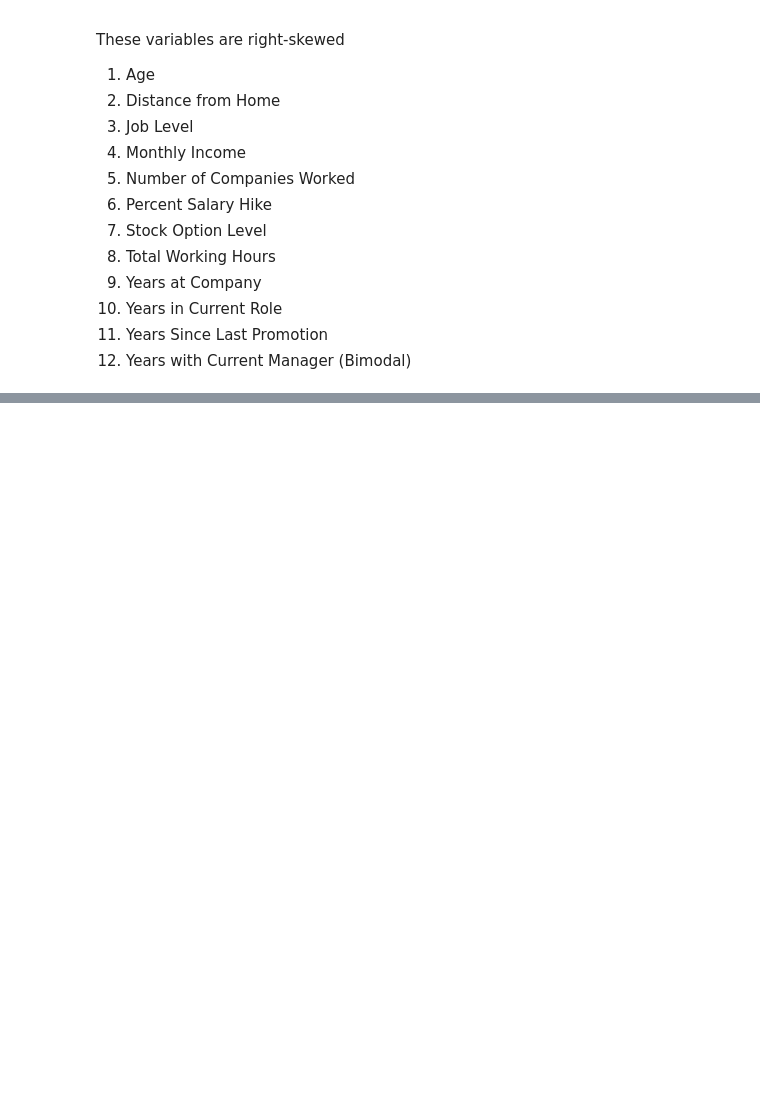
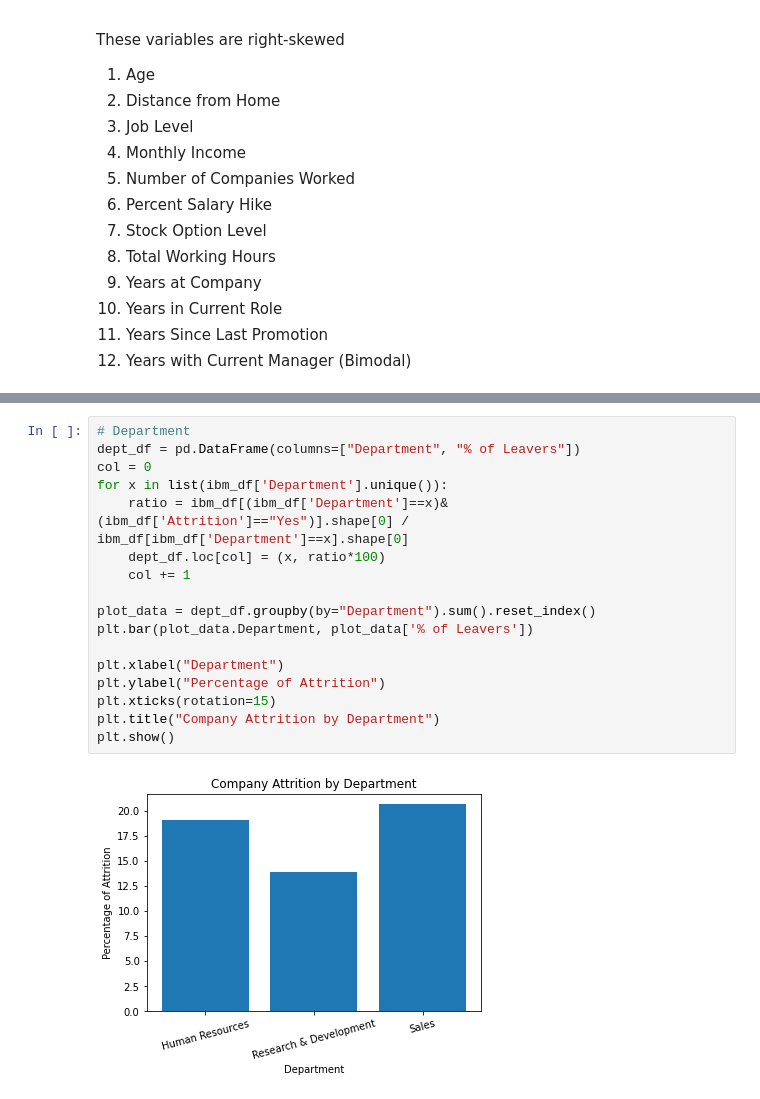
Before and after one commit to dustintdn/employee-turnover, a Jupyter notebook: src/EDA.ipynb, the cells around one changed output, grey strips where cells are left out. Saved outputs shown, nothing was run; the diff lists cells and outputs as text; blank space fills up the shorter version.

```diff
--- a/src/EDA.ipynb
+++ b/src/EDA.ipynb
@@ -110,0 +184,19 @@ These variables are right-skewed
+# %%
+# Department
+dept_df = pd.DataFrame(columns=["Department", "% of Leavers"])
+col = 0
+for x in list(ibm_df['Department'].unique()):
+    ratio = ibm_df[(ibm_df['Department']==x)&(ibm_df['Attrition']=="Yes")].shape[0] / ibm_df[ibm_df['Department']==x].shape[0]
+    dept_df.loc[col] = (x, ratio*100)
+    col += 1
+
+plot_data = dept_df.groupby(by="Department").sum().reset_index()
+plt.bar(plot_data.Department, plot_data['% of Leavers'])
+
+plt.xlabel("Department")
+plt.ylabel("Percentage of Attrition")
+plt.xticks(rotation=15)
+plt.title("Company Attrition by Department")
+plt.show()
+# %% [output]
+[figure, added]
```
Also changed, not shown: parts of 16 cells of this notebook.
